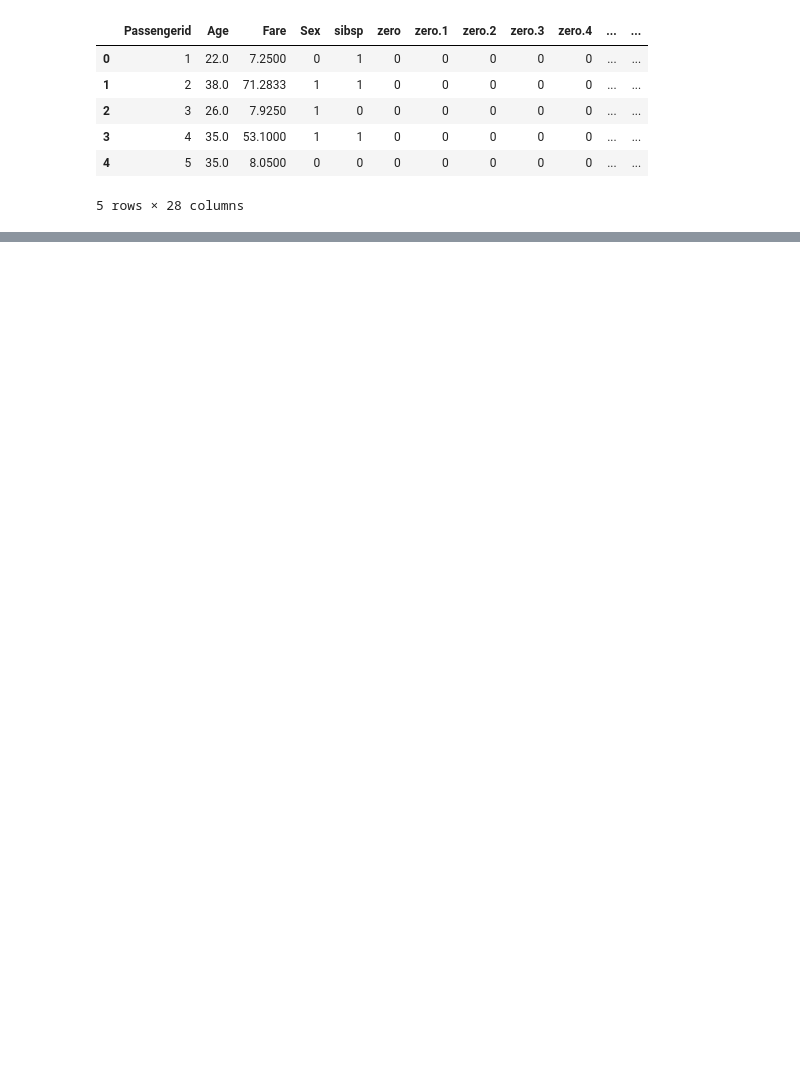
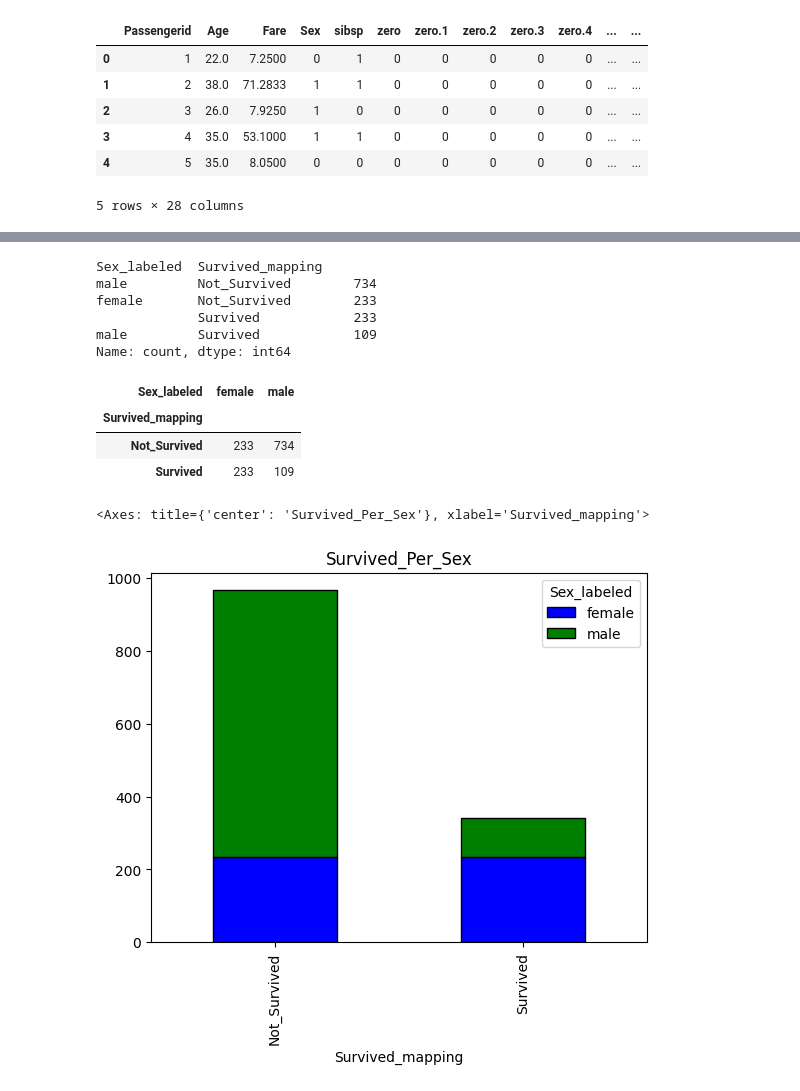
Before and after one commit to gholam4030/Gholam_Codeyourpath, a Jupyter notebook: notebook/1.0-codeyourpath-initial-titanic-analysis.ipynb, the cells around one changed output, grey strips where cells are left out. Saved outputs shown, nothing was run; the diff lists cells and outputs as text; code cells hidden in the pictures; blank space fills up the shorter version.

```diff
--- a/notebook/1.0-codeyourpath-initial-titanic-analysis.ipynb
+++ b/notebook/1.0-codeyourpath-initial-titanic-analysis.ipynb
@@ -62,0 +87,23 @@ survived.plot(kind='bar', color=['red', 'green'], edgecolor='black')
+# %%
+value_sex_surv_counts.head()
+# %% [output]
+Sex_labeled  Survived_mapping
+male         Not_Survived        734
+female       Not_Survived        233
+             Survived            233
+male         Survived            109
+Name: count, dtype: int64
+# %%
+value_sex_surv_counts=value_sex_surv_counts.unstack()
+# %%
+value_sex_surv_counts.head()
+# %% [output]
+| Sex_labeled | female | male |
+| Survived_mapping |  |  |
+| Not_Survived | 233 | 734 |
+| Survived | 233 | 109 |
+# %%
+value_sex_surv_counts.plot(kind='bar', color=['blue', 'green'], edgecolor='black',title='Survived_Per_Sex',stacked=True)
+# %% [output]
+<Axes: title={'center': 'Survived_Per_Sex'}, xlabel='Survived_mapping'>
+[figure, added]
```
Also changed, not shown: parts of 17 cells of this notebook, 1 other file.
